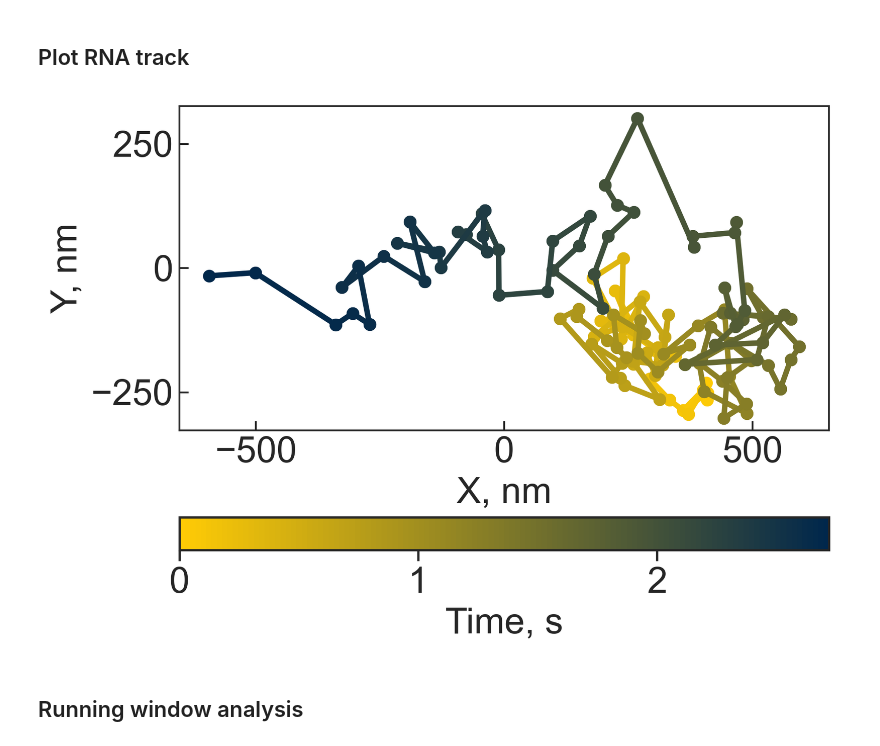
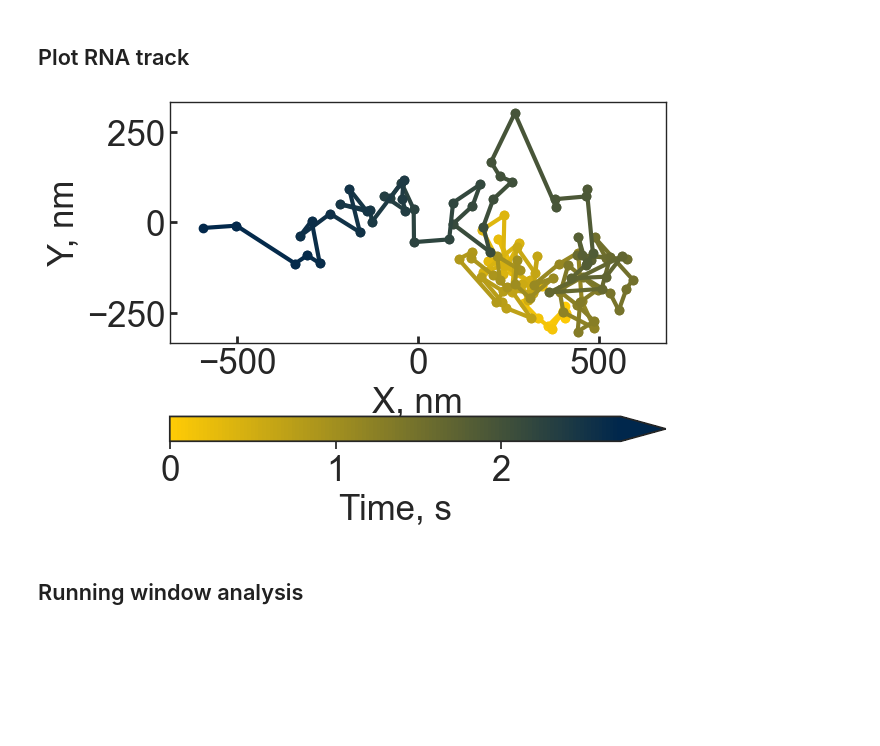
Before and after one commit to walterlab-um/intra_condensate_SPT, a Jupyter notebook: plot_paper_figure/Fig2_multi_stage.ipynb, the cells around one changed output. Cells and saved outputs as stored; diff of their text form; code cells hidden in the pictures; blank space fills up the shorter version.

```diff
--- a/plot_paper_figure/Fig2_multi_stage.ipynb
+++ b/plot_paper_figure/Fig2_multi_stage.ipynb
@@ -33,6 +32,7 @@ os.chdir(folder_save)
 # %%
 df = pd.read_csv("SPT_results_AIO_concat-multistage examples.csv")
 idx = 0
+fname_save_prefix = "multistage-0"
 # %%
 nm_per_pxl = 117
 um_per_pixel = 0.117
@@ -60,7 +60,7 @@ df_track = pd.DataFrame(
 cmap = clr.LinearSegmentedColormap.from_list(
     cmap_name, [cmap_color_start, cmap_color_end], N=x.shape[0]
 )
-
+fontsize = 25
 # Adjust track
 t_plot = t
 x_plot = x - (x.min() + x.max()) / 2
@@ -83,47 +83,43 @@ plt.gca().axis("equal")
 plt.gca().spines[:].set_linewidth(1)
 plt.gca().tick_params(
     axis="both",
     which="major",
-    labelsize=20,
+    labelsize=fontsize,
     direction="in",
     bottom=True,
     left=True,
     length=5,
-    width=1,
+    width=2,
 )
-
-# xy_max = np.max([x_plot.max(), y_plot.max()])
-# plt.gca().set_xlim(-xy_max, xy_max)
-# plt.gca().set_ylim(-xy_max, xy_max)
 plt.gca().xaxis.set_major_locator(MaxNLocator(3))
 plt.gca().yaxis.set_major_locator(MaxNLocator(3))
-
 
 # color bar
 cbar = plt.colorbar(
     cm.ScalarMappable(norm=clr.Normalize(t[0], t[-1]), cmap=cmap),
     ax=plt.gca(),
     orientation="horizontal",
-    pad=0.18,
+    pad=0.2,
     drawedges=False,
+    extendfrac=0.1,
+    extend="max",
 )
-cbar.set_label(label="Time, s", fontsize=20)
-cbar.ax.tick_params(labelsize=20)
+cbar.set_label(label="Time, s", fontsize=fontsize)
+cbar.ax.tick_params(labelsize=fontsize)
 
-plt.xlabel("X, nm", fontsize=20)
-plt.ylabel("Y, nm", fontsize=20)
-
+plt.xlabel("X, nm", fontsize=fontsize)
+plt.ylabel("Y, nm", fontsize=fontsize)
 
 # saving
 plt.savefig(
     fname_save_prefix + "-track.png",
     format="png",
     dpi=300,
     bbox_inches="tight",
 )
 plt.show()
 # %% [output]
-[figure, old version]
+[figure, new version]
 # %% [markdown]
 ## Running window analysis
 # %%
```
Also changed, not shown: parts of 7 cells of this notebook.
